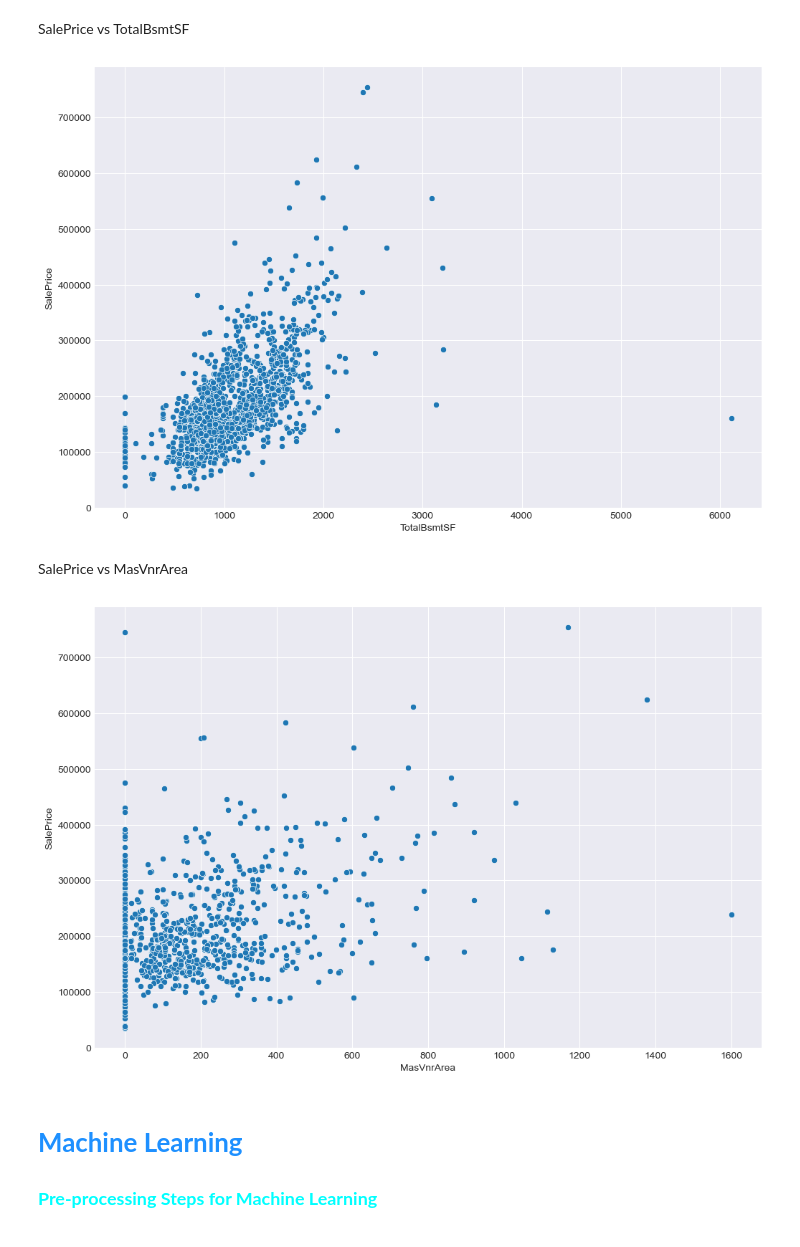
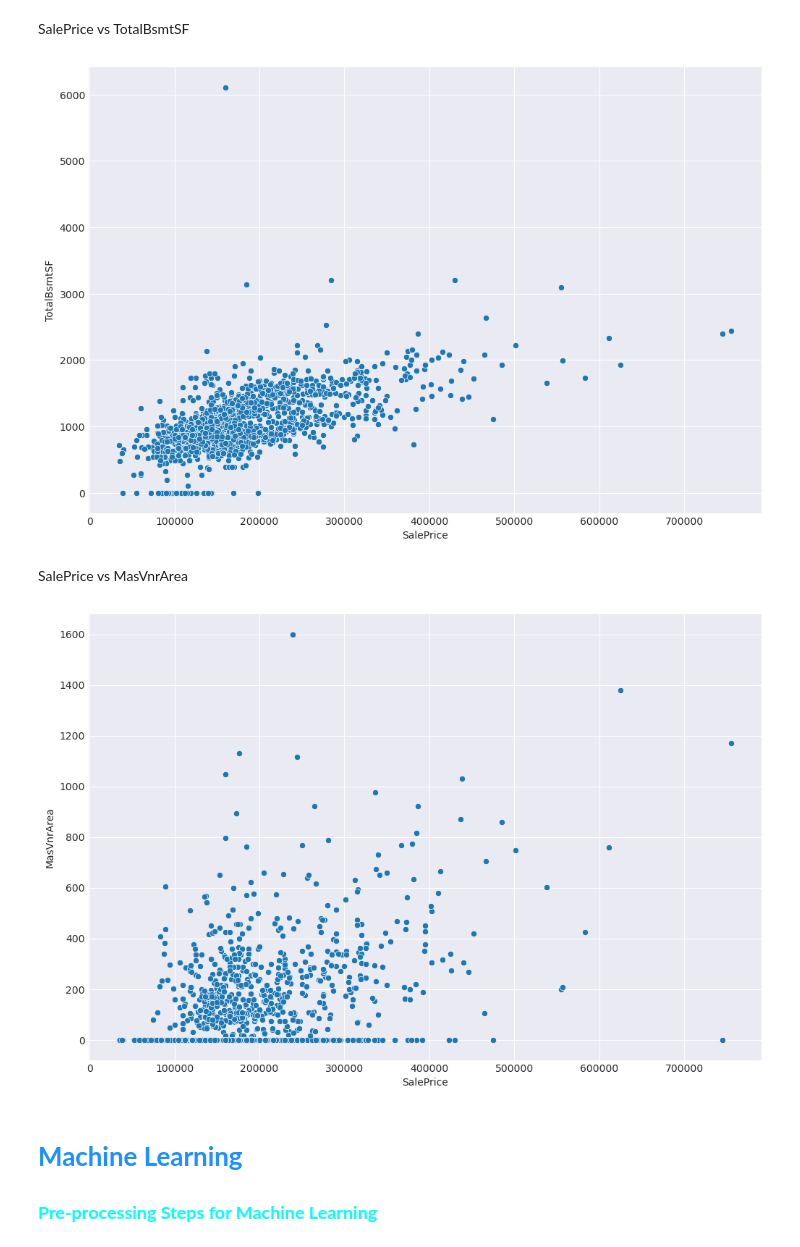
Before and after one commit to WalidKW/House-Prices, a Jupyter notebook: House_Prices.ipynb, the cells around one changed output. Saved outputs shown, nothing was run; the diff lists cells and outputs as text; code cells hidden in the pictures.

```diff
--- a/House_Prices.ipynb
+++ b/House_Prices.ipynb
@@ -37,8 +37,7 @@ from xgboost import XGBRegressor
 import warnings
 warnings.filterwarnings('ignore')
 # %%
-train = pd.read_csv("train.csv") # read training data.
-test = pd.read_csv("test.csv") # read test data.
+train = pd.read_csv("/kaggle/input/house-prices-advanced-regression-techniques/train.csv") # read training data.
 # %% [markdown]
 # <span style='color:dodgerblue; font-weight:bold;'> Exploratory Data Analysis</span>
 # %%
@@ -310,16 +309,16 @@ customized_scatterplot(train.SalePrice, train.GarageArea)
 SalePrice vs TotalBsmtSF
 # %%
 # Sale Price vs Total square feet of basement area.
-customized_scatterplot(train.SalePrice, train.TotalBsmtSF)
+customized_scatterplot(x=train.SalePrice, y=train.TotalBsmtSF)
 # %% [output]
-[figure, old version]
+[figure, new version]
 # %% [markdown]
 SalePrice vs MasVnrArea
 # %%
 # Sale Price vs Masonry veneer area in square feet.
-customized_scatterplot(train.SalePrice, train.MasVnrArea)
+customized_scatterplot(x=train.SalePrice, y=train.MasVnrArea)
 # %% [output]
-[figure, old version]
+[figure, new version]
 # %% [markdown]
 # <span style='color:dodgerblue; font-weight:bold;'>Machine Learning</span>
 
```
Also changed, not shown: parts of 8 cells of this notebook.
